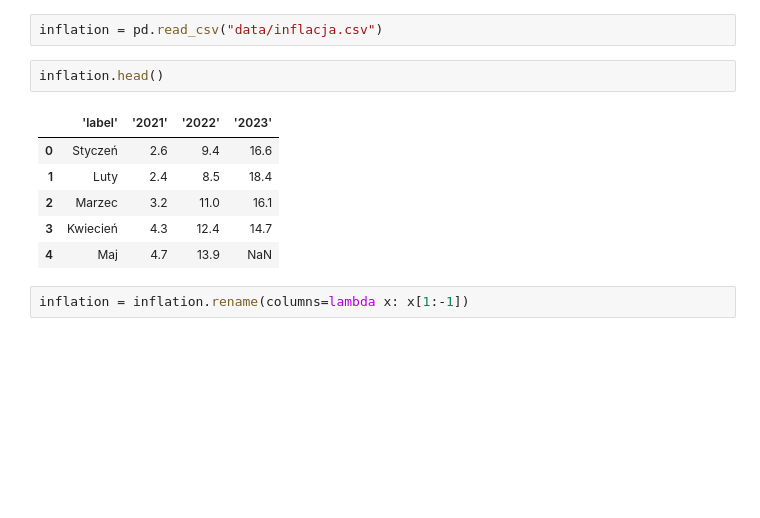
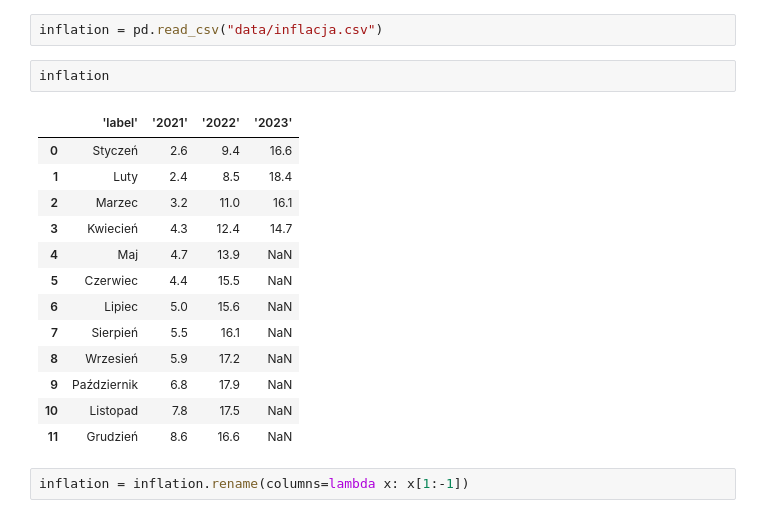
Before and after one commit to agomolka/MASem2InflationPredction, a Jupyter notebook: inflation_prediction.ipynb, the cells around one changed output. Drawn from its saved outputs; the diff is of its cells as text; blank space fills up the shorter version.

Commit message:
Inflation in may

```diff
--- a/inflation_prediction.ipynb
+++ b/inflation_prediction.ipynb
@@ -22,14 +22,21 @@ today = date.today()
 # %%
 inflation = pd.read_csv("data/inflacja.csv")
 # %%
-inflation.head()
+inflation
 # %% [output]
 |  | 'label' | '2021' | '2022' | '2023' |
 | 0 | Styczeń | 2.6 | 9.4 | 16.6 |
 | 1 | Luty | 2.4 | 8.5 | 18.4 |
 | 2 | Marzec | 3.2 | 11.0 | 16.1 |
 | 3 | Kwiecień | 4.3 | 12.4 | 14.7 |
 | 4 | Maj | 4.7 | 13.9 | NaN |
+| 5 | Czerwiec | 4.4 | 15.5 | NaN |
+| 6 | Lipiec | 5.0 | 15.6 | NaN |
+| 7 | Sierpień | 5.5 | 16.1 | NaN |
+| 8 | Wrzesień | 5.9 | 17.2 | NaN |
+| 9 | Październik | 6.8 | 17.9 | NaN |
+| 10 | Listopad | 7.8 | 17.5 | NaN |
+| 11 | Grudzień | 8.6 | 16.6 | NaN |
 # %%
 inflation = inflation.rename(columns=lambda x: x[1:-1])
 # %%
```
Also changed, not shown: parts of 27 cells of this notebook, 7 other files.
